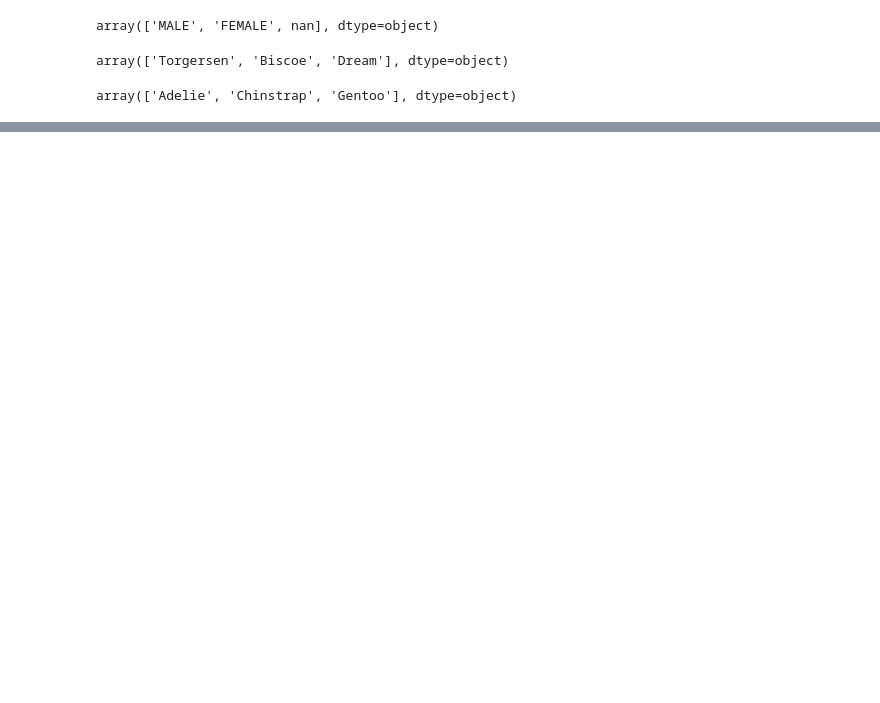
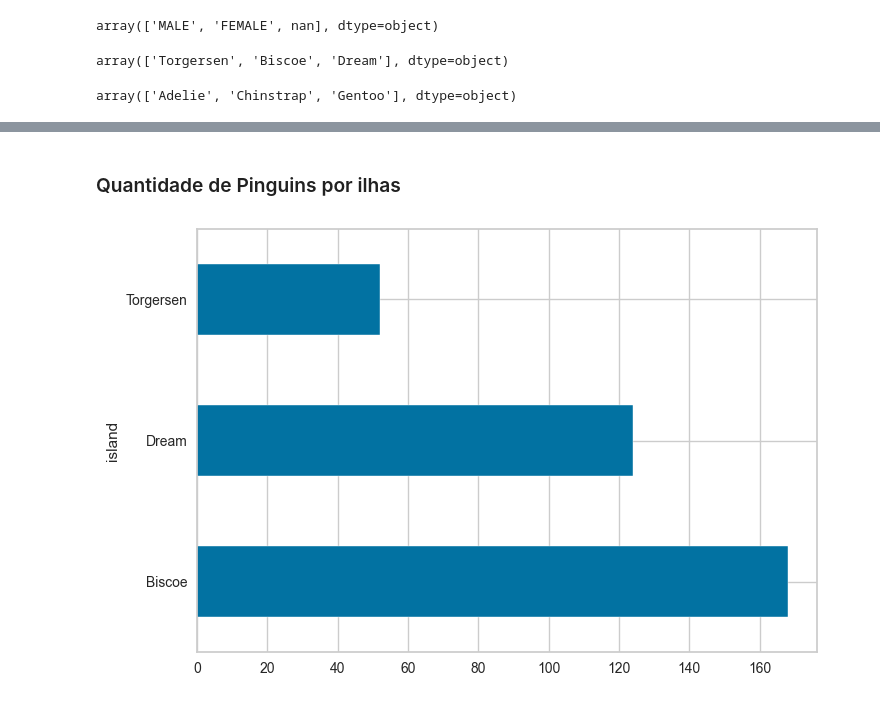
Before and after one commit to Gabs19/IC-Clustering, a Jupyter notebook: clustering_jupyter.ipynb, the cells around one changed output, grey strips where cells are left out. Drawn from its saved outputs; the diff is of its cells as text; code cells hidden in the pictures; blank space fills up the shorter version.

```diff
--- a/clustering_jupyter.ipynb
+++ b/clustering_jupyter.ipynb
@@ -82,3 +94,10 @@ array(['Adelie', 'Chinstrap', 'Gentoo'], dtype=object)
+# %% [markdown]
+### Quantidade de Pinguins por ilhas
+# %%
+island.value_counts().plot(kind='barh')
+plt.show()
+# %% [output]
+[figure, added]
 # %%
 sns.catplot(kind="bar", x=species, y=body_mass_g, hue=sex, errorbar="sd", palette="dark", alpha=.6, height=6)
 # %% [output]
```
Also changed, not shown: parts of 18 cells of this notebook.
